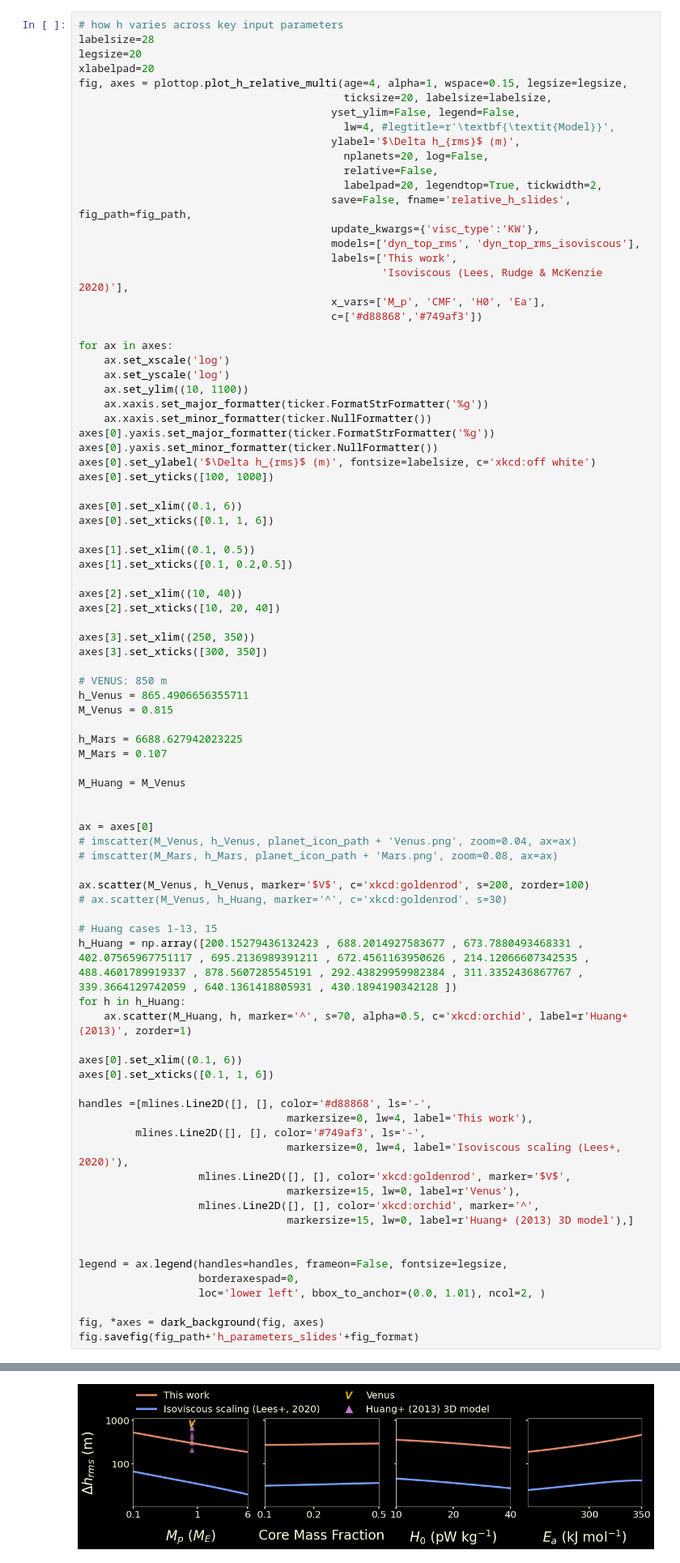
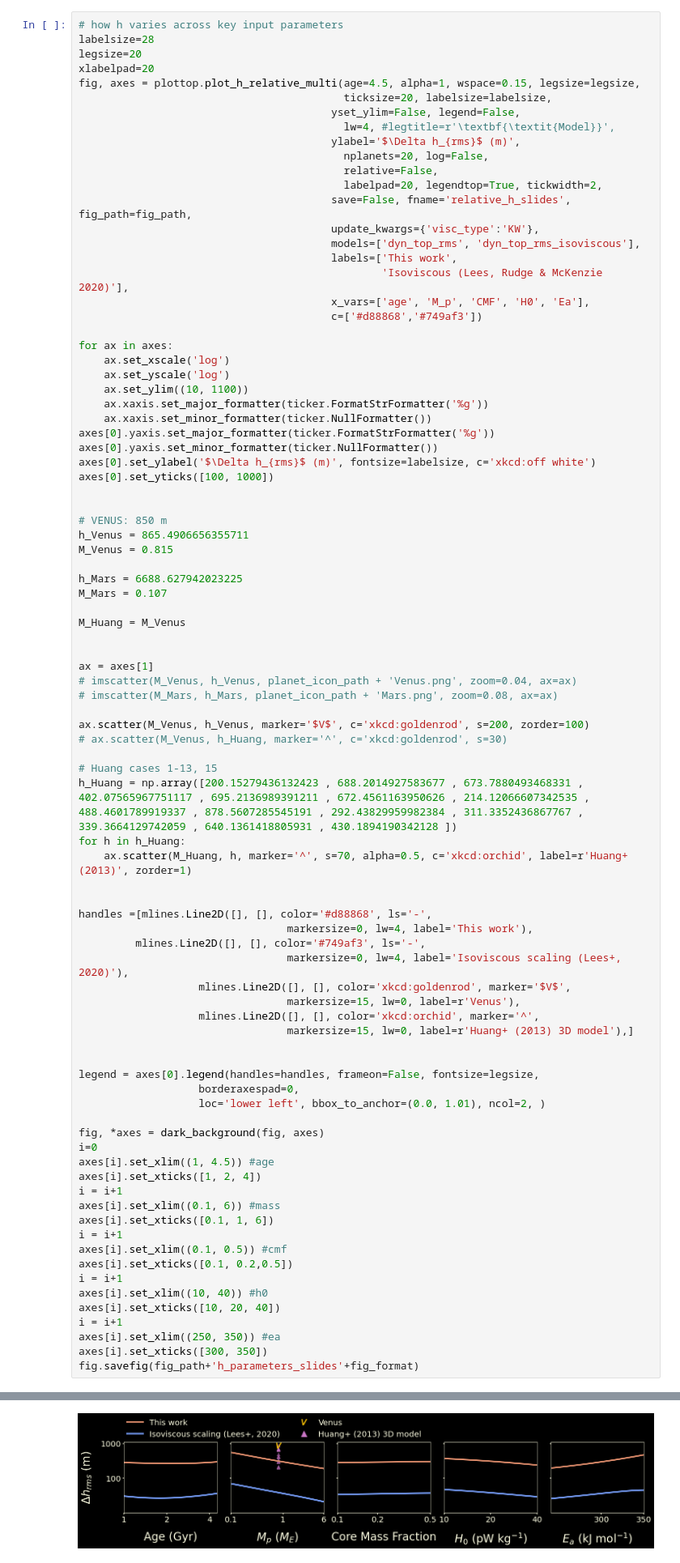
Before and after one commit to clairesworld/exo-top, a Jupyter notebook: notebooks/plot_relative_h.ipynb, the cells around one changed output, grey strips where cells are left out. Shown at 81% size. Cells and saved outputs as stored; diff of their text form.

```diff
--- a/notebooks/plot_relative_h.ipynb
+++ b/notebooks/plot_relative_h.ipynb
@@ -35,7 +35,7 @@ planet_icon_path='/home/claire/Pictures/science-graphics/planet_png/'
 labelsize=28
 legsize=20
 xlabelpad=20
-fig, axes = plottop.plot_h_relative_multi(age=4, alpha=1, wspace=0.15, legsize=legsize,
+fig, axes = plottop.plot_h_relative_multi(age=4.5, alpha=1, wspace=0.15, legsize=legsize,
                                           ticksize=20, labelsize=labelsize,
                                         yset_ylim=False, legend=False,
                                           lw=4, #legtitle=r'\textbf{\textit{Model}}',
@@ -48,7 +48,7 @@ fig, axes = plottop.plot_h_relative_multi(age=4, alpha=1, wspace=0.15, legsize=l
                                         models=['dyn_top_rms', 'dyn_top_rms_isoviscous'],
                                         labels=['This work',
                                                 'Isoviscous (Lees, Rudge & McKenzie 2020)'],
-                                        x_vars=['M_p', 'CMF', 'H0', 'Ea'],
+                                        x_vars=['age', 'M_p', 'CMF', 'H0', 'Ea'],
                                         c=['#d88868','#749af3'])
 
 for ax in axes:
@@ -62,17 +62,6 @@ axes[0].yaxis.set_minor_formatter(ticker.NullFormatter())
 axes[0].set_ylabel('$\Delta h_{rms}$ (m)', fontsize=labelsize, c='xkcd:off white')
 axes[0].set_yticks([100, 1000])
 
-axes[0].set_xlim((0.1, 6))
-axes[0].set_xticks([0.1, 1, 6])
-
-axes[1].set_xlim((0.1, 0.5))
-axes[1].set_xticks([0.1, 0.2,0.5])
-
-axes[2].set_xlim((10, 40))
-axes[2].set_xticks([10, 20, 40])
-
-axes[3].set_xlim((250, 350))
-axes[3].set_xticks([300, 350])
 
 # VENUS: 850 m
 h_Venus = 865.4906656355711
@@ -84,40 +73,53 @@ M_Mars = 0.107
 M_Huang = M_Venus
 
 
-ax = axes[0]
+ax = axes[1]
 # imscatter(M_Venus, h_Venus, planet_icon_path + 'Venus.png', zoom=0.04, ax=ax)
 # imscatter(M_Mars, h_Mars, planet_icon_path + 'Mars.png', zoom=0.08, ax=ax)
 
 ax.scatter(M_Venus, h_Venus, marker='$V$', c='xkcd:goldenrod', s=200, zorder=100)
 # ax.scatter(M_Venus, h_Huang, marker='^', c='xkcd:goldenrod', s=30)
 
 # Huang cases 1-13, 15
 h_Huang = np.array([200.15279436132423 , 688.2014927583677 , 673.7880493468331 , 402.07565967751117 , 695.2136989391211 , 672.4561163950626 , 214.12066607342535 , 488.4601789919337 , 878.5607285545191 , 292.43829959982384 , 311.3352436867767 , 339.3664129742059 , 640.1361418805931 , 430.1894190342128 ])
 for h in h_Huang:
     ax.scatter(M_Huang, h, marker='^', s=70, alpha=0.5, c='xkcd:orchid', label=r'Huang+ (2013)', zorder=1)
 
-axes[0].set_xlim((0.1, 6))
-axes[0].set_xticks([0.1, 1, 6])
 
 handles =[mlines.Line2D([], [], color='#d88868', ls='-',
                                  markersize=0, lw=4, label='This work'),
          mlines.Line2D([], [], color='#749af3', ls='-',
                                  markersize=0, lw=4, label='Isoviscous scaling (Lees+, 2020)'),
                    mlines.Line2D([], [], color='xkcd:goldenrod', marker='$V$',
                                  markersize=15, lw=0, label=r'Venus'),
                    mlines.Line2D([], [], color='xkcd:orchid', marker='^',
                                  markersize=15, lw=0, label=r'Huang+ (2013) 3D model'),]
 
 
-legend = ax.legend(handles=handles, frameon=False, fontsize=legsize,
+legend = axes[0].legend(handles=handles, frameon=False, fontsize=legsize,
                    borderaxespad=0,
                    loc='lower left', bbox_to_anchor=(0.0, 1.01), ncol=2, )
 
 fig, *axes = dark_background(fig, axes)
+i=0
+axes[i].set_xlim((1, 4.5)) #age
+axes[i].set_xticks([1, 2, 4])
+i = i+1
+axes[i].set_xlim((0.1, 6)) #mass
+axes[i].set_xticks([0.1, 1, 6])
+i = i+1
+axes[i].set_xlim((0.1, 0.5)) #cmf
+axes[i].set_xticks([0.1, 0.2,0.5])
+i = i+1
+axes[i].set_xlim((10, 40)) #h0
+axes[i].set_xticks([10, 20, 40])
+i = i+1
+axes[i].set_xlim((250, 350)) #ea
+axes[i].set_xticks([300, 350])
 fig.savefig(fig_path+'h_parameters_slides'+fig_format)
 # %% [output]
 Remember to add facecolor=fig.get_facecolor() to savefig()
-[figure, old version]
+[figure, new version]
 # %%
 # how h varies across key input parameters
 
```
Also changed, not shown: 6 other files.
